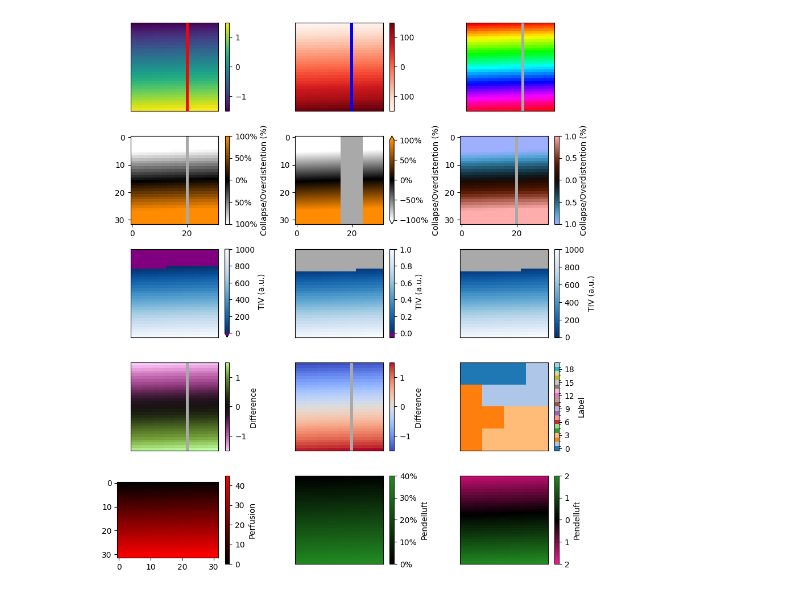
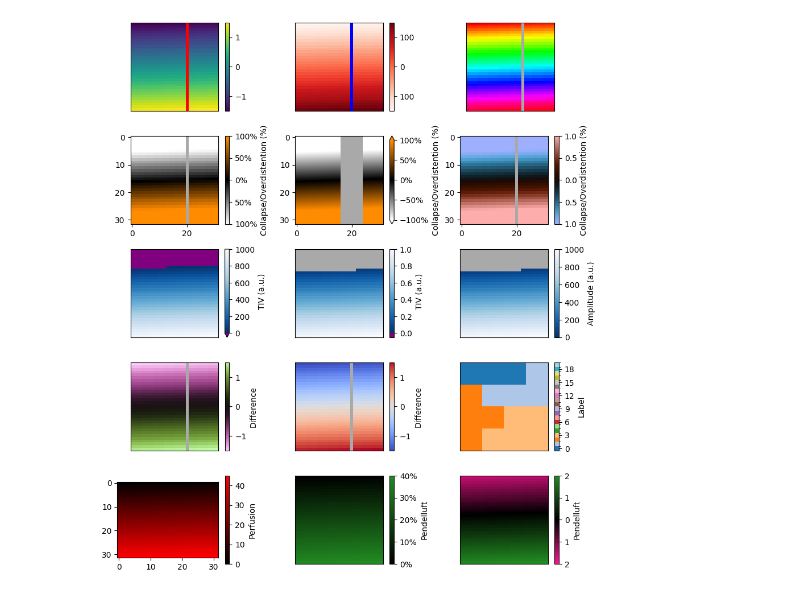
Before and after one commit to EIT-ALIVE/eitprocessing, a Jupyter notebook: notebooks/test_pixelmap_imshow.ipynb, the cells around one changed output. Saved outputs shown, nothing was run; the diff lists cells and outputs as text; code cells hidden in the pictures.

Commit message:
Update notebook to show AmplitudeMap

```diff
--- a/notebooks/test_pixelmap_imshow.ipynb
+++ b/notebooks/test_pixelmap_imshow.ipynb
@@ -12,6 +12,7 @@ from eitprocessing.datahandling.pixelmap import (
     SignedPendelluftMap,
     TIVMap,
 )
+from eitprocessing.roi.amplitude import AmplitudeMap
 
 
 def value_gradient(start: float, end: float, n: int = 32) -> np.ndarray:
@@ -65,34 +66,34 @@ plt.sca(axes[2, 1])
 mask = tiv_map.create_mask_from_threshold(50)
 mask.apply(tiv_map).plotting.imshow(normalize=True, colorbar_kwargs={"extendrect": True})
 
-# Don't extend colorbar, threshold absolute values
+# Don't extend colorbar, threshold absolute values, convert to AmplitudeMap
 plt.sca(axes[2, 2])
-mask.apply(tiv_map).plotting.imshow(colorbar_kwargs={"extend": None})
+mask.apply(tiv_map).convert_to(AmplitudeMap).plotting.imshow(colorbar_kwargs={"extend": None})
 
 # Plot difference maps
 diff_map = DifferenceMap(values, label="differences")
 
 diff_map.plotting.imshow(ax=axes[3, 0])
 diff_map.plotting.imshow(ax=axes[3, 1], cmap="coolwarm")
 
 # Plot integer map
 integer_map = IntegerMap([[0, 0, 0, 1], [2, 1, 1, 1], [2, 2, 3, 3], [2, 3, 3, 3]])
 integer_map.plotting.imshow(ax=axes[3, 2])
 
 # Perfusion map
 perfusion_map = PerfusionMap(value_gradient(0, 45), plot_config={"hide_axes": False, "extra_kwargs": {"aspect": 0.75}})
 perfusion_map.plotting.imshow(ax=axes[4, 0])
 
 # Pendelluft map
 pendelluft_map = PendelluftMap(value_gradient(0, 0.4))
 pendelluft_map.plotting.imshow(ax=axes[4, 1], percentage=True)
 
 # Replace plot parameters
 
 signed_pendelluft_map = SignedPendelluftMap(value_gradient(-1.5, 2))
 signed_pendelluft_map.plotting.imshow(ax=axes[4, 2])
 
 
 fig.tight_layout()
 # %% [output]
-[figure, old version]
+[figure, new version]
```
